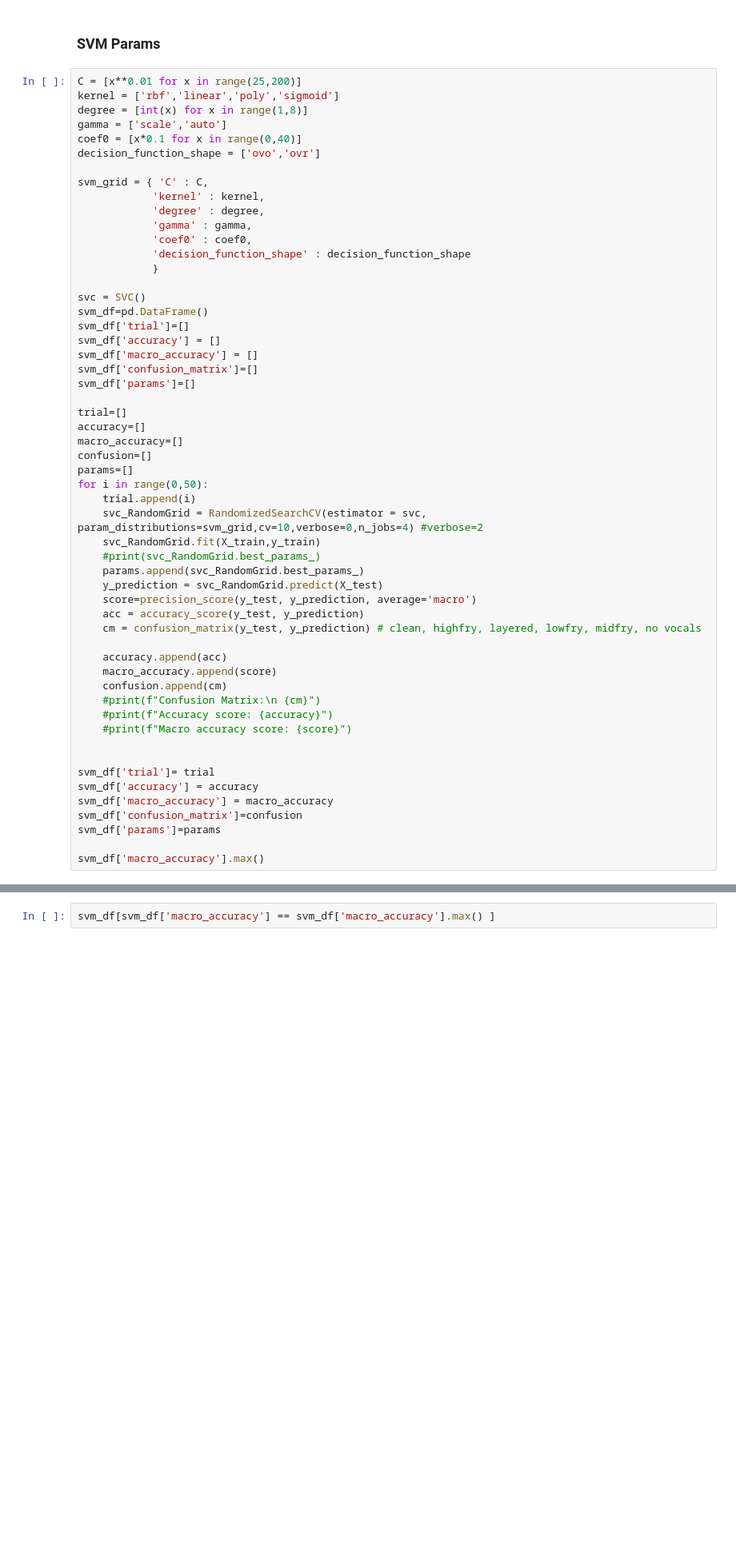
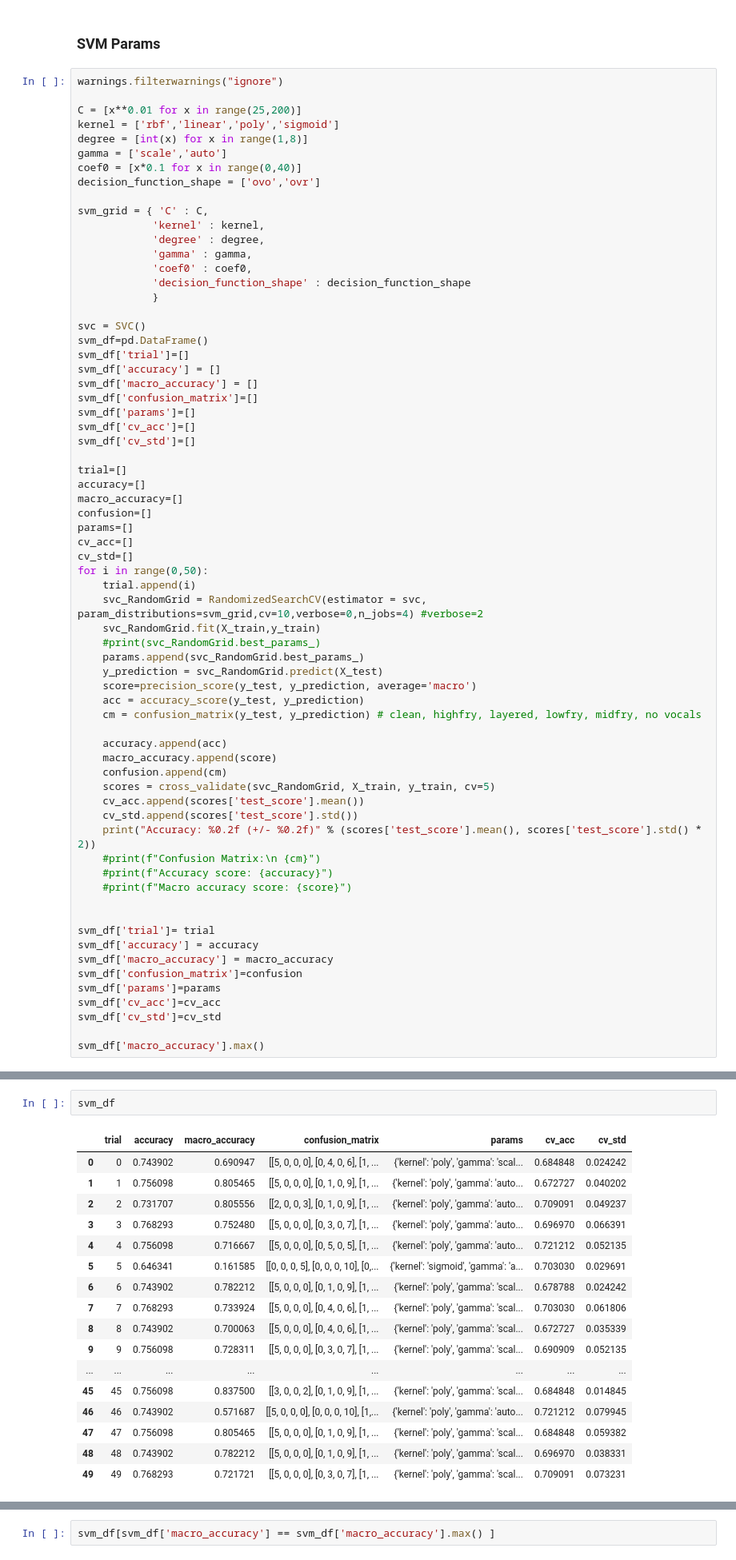
Before and after one commit to VedantKalbag/drum-style-identification, a Jupyter notebook: baseline_classifier.ipynb, the cells around one changed output, grey strips where cells are left out. Shown: that part at 80% size. Drawn from its saved outputs; the diff is of its cells as text; blank space fills up the shorter version.

```diff
--- a/baseline_classifier.ipynb
+++ b/baseline_classifier.ipynb
@@ -805,6 +806,8 @@ macro_accuracy        0.768056
 # %% [markdown]
 ### SVM Params
 # %%
+warnings.filterwarnings("ignore")
+
 C = [x**0.01 for x in range(25,200)]
 kernel = ['rbf','linear','poly','sigmoid']
 degree = [int(x) for x in range(1,8)]
@@ -827,12 +830,16 @@ svm_df['accuracy'] = []
 svm_df['macro_accuracy'] = []
 svm_df['confusion_matrix']=[]
 svm_df['params']=[]
+svm_df['cv_acc']=[]
+svm_df['cv_std']=[]
 
 trial=[]
 accuracy=[]
 macro_accuracy=[]
 confusion=[]
 params=[]
+cv_acc=[]
+cv_std=[]
 for i in range(0,50):
     trial.append(i)
     svc_RandomGrid = RandomizedSearchCV(estimator = svc, param_distributions=svm_grid,cv=10,verbose=0,n_jobs=4) #verbose=2
@@ -847,6 +854,10 @@ for i in range(0,50):
     accuracy.append(acc)
     macro_accuracy.append(score)
     confusion.append(cm)
+    scores = cross_validate(svc_RandomGrid, X_train, y_train, cv=5)
+    cv_acc.append(scores['test_score'].mean())
+    cv_std.append(scores['test_score'].std())
+    print("Accuracy: %0.2f (+/- %0.2f)" % (scores['test_score'].mean(), scores['test_score'].std() * 2))
     #print(f"Confusion Matrix:\n {cm}")
     #print(f"Accuracy score: {accuracy}")
     #print(f"Macro accuracy score: {score}")
@@ -857,6 +868,8 @@ svm_df['accuracy'] = accuracy
 svm_df['macro_accuracy'] = macro_accuracy
 svm_df['confusion_matrix']=confusion
 svm_df['params']=params
+svm_df['cv_acc']=cv_acc
+svm_df['cv_std']=cv_std
 
 svm_df['macro_accuracy'].max()
 # %% [output]
@@ -863,0 +894,20 @@ svm_df['macro_accuracy'].max()
+# %%
+svm_df
+# %% [output]
+|  | trial | accuracy | macro_accuracy | confusion_matrix | params | cv_acc | cv_std |
+| 0 | 0 | 0.743902 | 0.690947 | [[5, 0, 0, 0], [0, 4, 0, 6], [1, ... | {'kernel': 'poly', 'gamma': 'scal... | 0.684848 | 0.024242 |
+| 1 | 1 | 0.756098 | 0.805465 | [[5, 0, 0, 0], [0, 1, 0, 9], [1, ... | {'kernel': 'poly', 'gamma': 'auto... | 0.672727 | 0.040202 |
+| 2 | 2 | 0.731707 | 0.805556 | [[2, 0, 0, 3], [0, 1, 0, 9], [1, ... | {'kernel': 'poly', 'gamma': 'auto... | 0.709091 | 0.049237 |
+| 3 | 3 | 0.768293 | 0.752480 | [[5, 0, 0, 0], [0, 3, 0, 7], [1, ... | {'kernel': 'poly', 'gamma': 'auto... | 0.696970 | 0.066391 |
+| 4 | 4 | 0.756098 | 0.716667 | [[5, 0, 0, 0], [0, 5, 0, 5], [1, ... | {'kernel': 'poly', 'gamma': 'auto... | 0.721212 | 0.052135 |
+| 5 | 5 | 0.646341 | 0.161585 | [[0, 0, 0, 5], [0, 0, 0, 10], [0,... | {'kernel': 'sigmoid', 'gamma': 'a... | 0.703030 | 0.029691 |
+| 6 | 6 | 0.743902 | 0.782212 | [[5, 0, 0, 0], [0, 1, 0, 9], [1, ... | {'kernel': 'poly', 'gamma': 'scal... | 0.678788 | 0.024242 |
+| 7 | 7 | 0.768293 | 0.733924 | [[5, 0, 0, 0], [0, 4, 0, 6], [1, ... | {'kernel': 'poly', 'gamma': 'scal... | 0.703030 | 0.061806 |
+| 8 | 8 | 0.743902 | 0.700063 | [[5, 0, 0, 0], [0, 4, 0, 6], [1, ... | {'kernel': 'poly', 'gamma': 'scal... | 0.672727 | 0.035339 |
+| 9 | 9 | 0.756098 | 0.728311 | [[5, 0, 0, 0], [0, 3, 0, 7], [1, ... | {'kernel': 'poly', 'gamma': 'scal... | 0.690909 | 0.052135 |
+| ... | ... | ... | ... | ... | ... | ... | ... |
+| 45 | 45 | 0.756098 | 0.837500 | [[3, 0, 0, 2], [0, 1, 0, 9], [1, ... | {'kernel': 'poly', 'gamma': 'scal... | 0.684848 | 0.014845 |
+| 46 | 46 | 0.743902 | 0.571687 | [[5, 0, 0, 0], [0, 0, 0, 10], [1,... | {'kernel': 'poly', 'gamma': 'auto... | 0.721212 | 0.079945 |
+| 47 | 47 | 0.756098 | 0.805465 | [[5, 0, 0, 0], [0, 1, 0, 9], [1, ... | {'kernel': 'poly', 'gamma': 'scal... | 0.684848 | 0.059382 |
+| 48 | 48 | 0.743902 | 0.782212 | [[5, 0, 0, 0], [0, 1, 0, 9], [1, ... | {'kernel': 'poly', 'gamma': 'scal... | 0.696970 | 0.038331 |
+| 49 | 49 | 0.768293 | 0.721721 | [[5, 0, 0, 0], [0, 3, 0, 7], [1, ... | {'kernel': 'poly', 'gamma': 'scal... | 0.709091 | 0.073231 |
```
Also changed, not shown: parts of 14 cells of this notebook.
